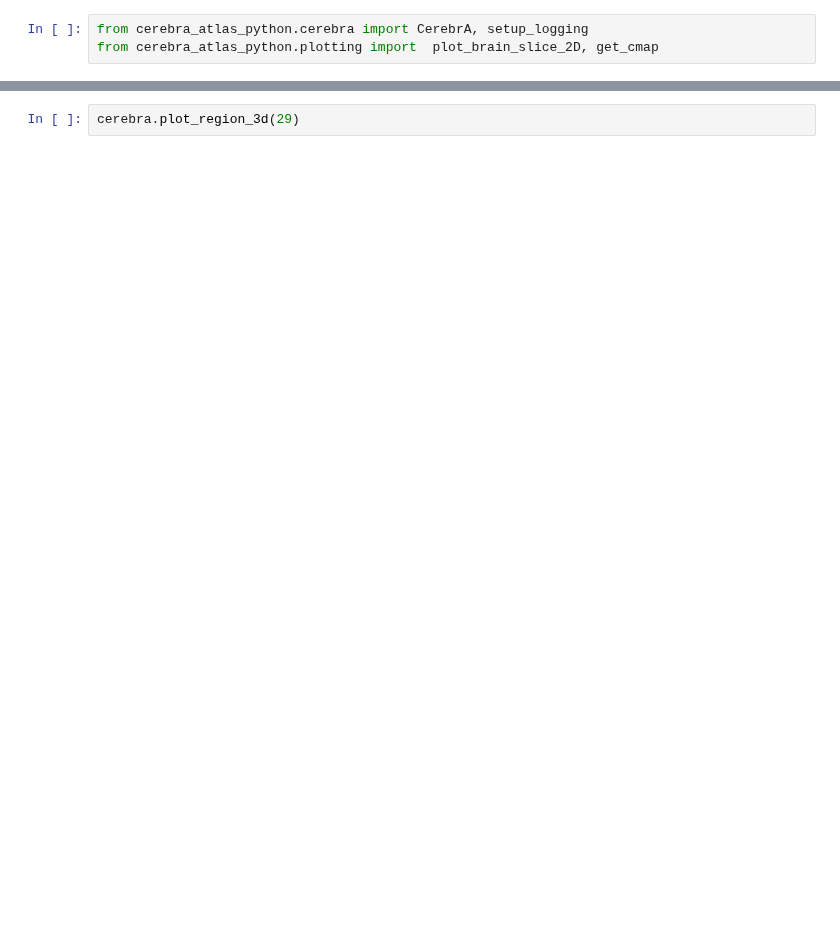
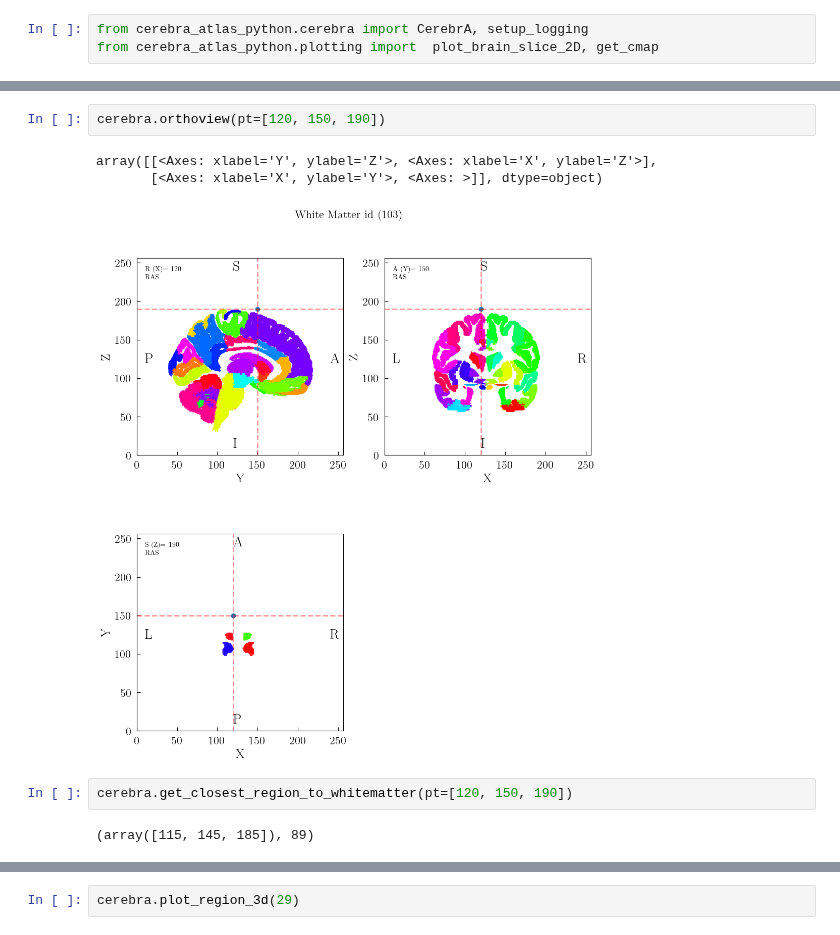
Before and after one commit to kdotdot/cerebra_atlas_python, a Jupyter notebook: 2.0-example.ipynb, the cells around one changed output, grey strips where cells are left out. Cells and saved outputs as stored; diff of their text form; blank space fills up the shorter version.

Commit message:
get_closest_region_to_whitematter

```diff
--- a/2.0-example.ipynb
+++ b/2.0-example.ipynb
@@ -34,0 +28,10 @@ array([[<AxesSubplot:xlabel='Y', ylabel='Z'>,
+# %%
+cerebra.orthoview(pt=[120, 150, 190])
+# %% [output]
+array([[<Axes: xlabel='Y', ylabel='Z'>, <Axes: xlabel='X', ylabel='Z'>],
+       [<Axes: xlabel='X', ylabel='Y'>, <Axes: >]], dtype=object)
+[figure, added]
+# %%
+cerebra.get_closest_region_to_whitematter(pt=[120, 150, 190])
+# %% [output]
+(array([115, 145, 185]), 89)
```
Also changed, not shown: parts of 11 cells of this notebook, 2 other files.
